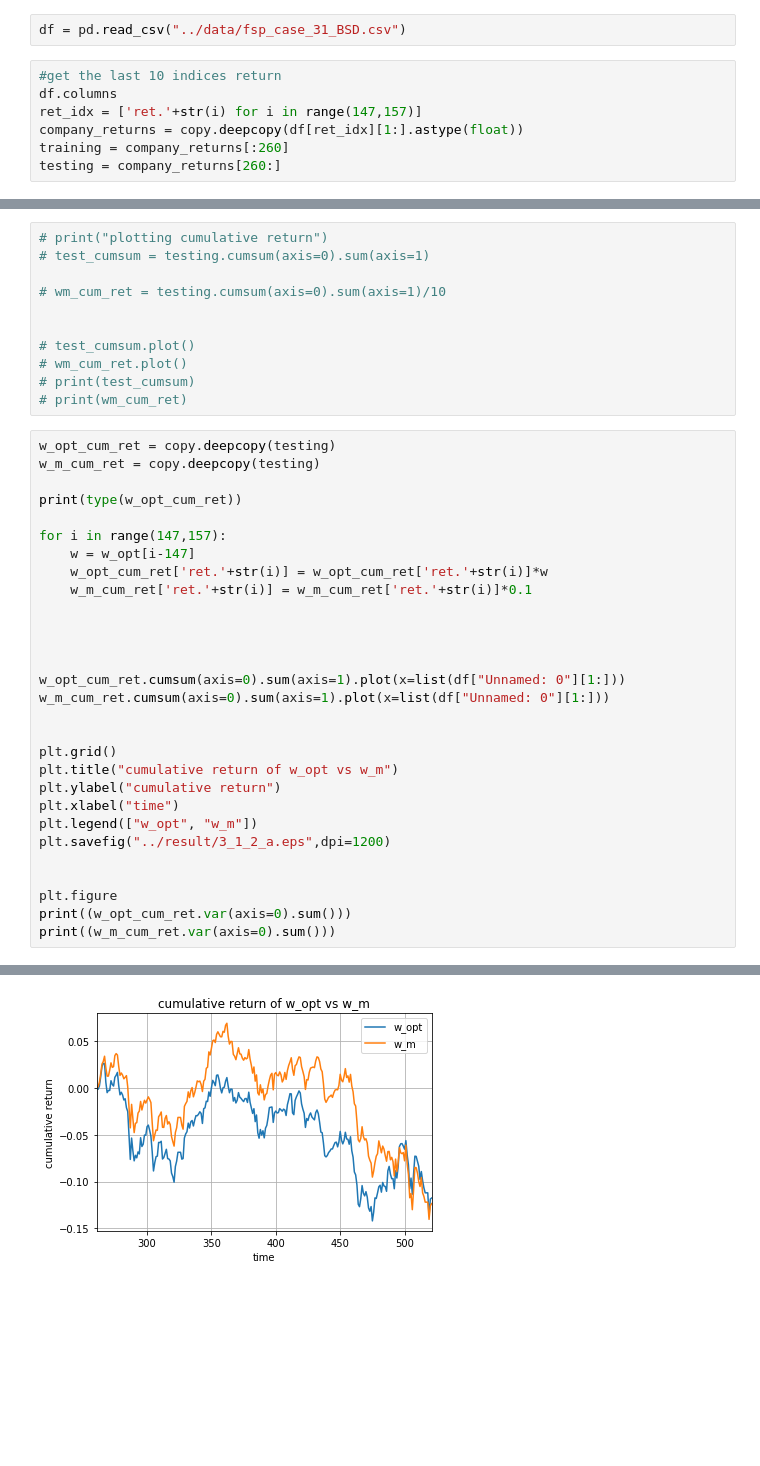
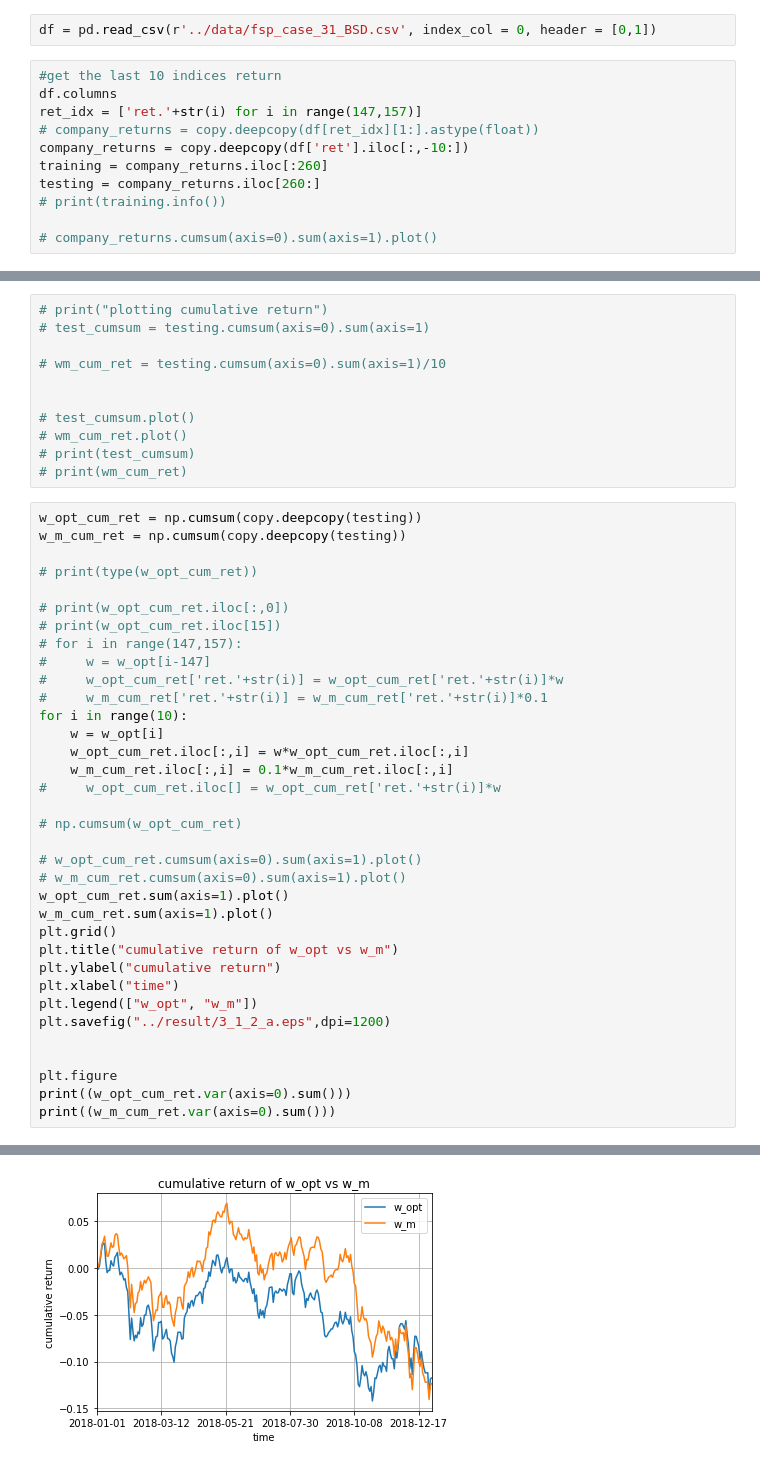
Before and after one commit to t-tht/FSP, a Jupyter notebook: notebook/3_1.ipynb, the cells around one changed output, grey strips where cells are left out. Drawn from its saved outputs; the diff is of its cells as text; blank space fills up the shorter version.

```diff
--- a/notebook/3_1.ipynb
+++ b/notebook/3_1.ipynb
@@ -5,11 +5,15 @@ import numpy as np
 import copy
 %matplotlib inline
 # %%
-df = pd.read_csv("../data/fsp_case_31_BSD.csv")
+df = pd.read_csv(r'../data/fsp_case_31_BSD.csv', index_col = 0, header = [0,1])
 # %%
 #get the last 10 indices return
 df.columns
 ret_idx = ['ret.'+str(i) for i in range(147,157)]
-company_returns = copy.deepcopy(df[ret_idx][1:].astype(float))
-training = company_returns[:260]
-testing = company_returns[260:]
+# company_returns = copy.deepcopy(df[ret_idx][1:].astype(float))
+company_returns = copy.deepcopy(df['ret'].iloc[:,-10:])
+training = company_returns.iloc[:260]
+testing = company_returns.iloc[260:]
+# print(training.info())
+
+# company_returns.cumsum(axis=0).sum(axis=1).plot()
@@ -39,23 +47,29 @@ w_m = [1/10 for x in range(10)]
 # print(test_cumsum)
 # print(wm_cum_ret)
 # %%
-w_opt_cum_ret = copy.deepcopy(testing)
-w_m_cum_ret = copy.deepcopy(testing)
+w_opt_cum_ret = np.cumsum(copy.deepcopy(testing))
+w_m_cum_ret = np.cumsum(copy.deepcopy(testing))
 
-print(type(w_opt_cum_ret))
+# print(type(w_opt_cum_ret))
 
-for i in range(147,157):
-    w = w_opt[i-147]
-    w_opt_cum_ret['ret.'+str(i)] = w_opt_cum_ret['ret.'+str(i)]*w
-    w_m_cum_ret['ret.'+str(i)] = w_m_cum_ret['ret.'+str(i)]*0.1
+# print(w_opt_cum_ret.iloc[:,0])
+# print(w_opt_cum_ret.iloc[15])
+# for i in range(147,157):
+#     w = w_opt[i-147]
+#     w_opt_cum_ret['ret.'+str(i)] = w_opt_cum_ret['ret.'+str(i)]*w
+#     w_m_cum_ret['ret.'+str(i)] = w_m_cum_ret['ret.'+str(i)]*0.1
+for i in range(10):
+    w = w_opt[i]
+    w_opt_cum_ret.iloc[:,i] = w*w_opt_cum_ret.iloc[:,i]
+    w_m_cum_ret.iloc[:,i] = 0.1*w_m_cum_ret.iloc[:,i]
+#     w_opt_cum_ret.iloc[] = w_opt_cum_ret['ret.'+str(i)]*w
 
+# np.cumsum(w_opt_cum_ret)
 
-
-
-w_opt_cum_ret.cumsum(axis=0).sum(axis=1).plot(x=list(df["Unnamed: 0"][1:]))
-w_m_cum_ret.cumsum(axis=0).sum(axis=1).plot(x=list(df["Unnamed: 0"][1:]))
-
-
+# w_opt_cum_ret.cumsum(axis=0).sum(axis=1).plot()
+# w_m_cum_ret.cumsum(axis=0).sum(axis=1).plot()
+w_opt_cum_ret.sum(axis=1).plot()
+w_m_cum_ret.sum(axis=1).plot()
 plt.grid()
 plt.title("cumulative return of w_opt vs w_m")
 plt.ylabel("cumulative return")
@@ -74 +87 @@ print((w_m_cum_ret.var(axis=0).sum()))
-[figure, old version]
+[figure, new version]
```
Also changed, not shown: parts of 3 cells of this notebook, 9 other files.
